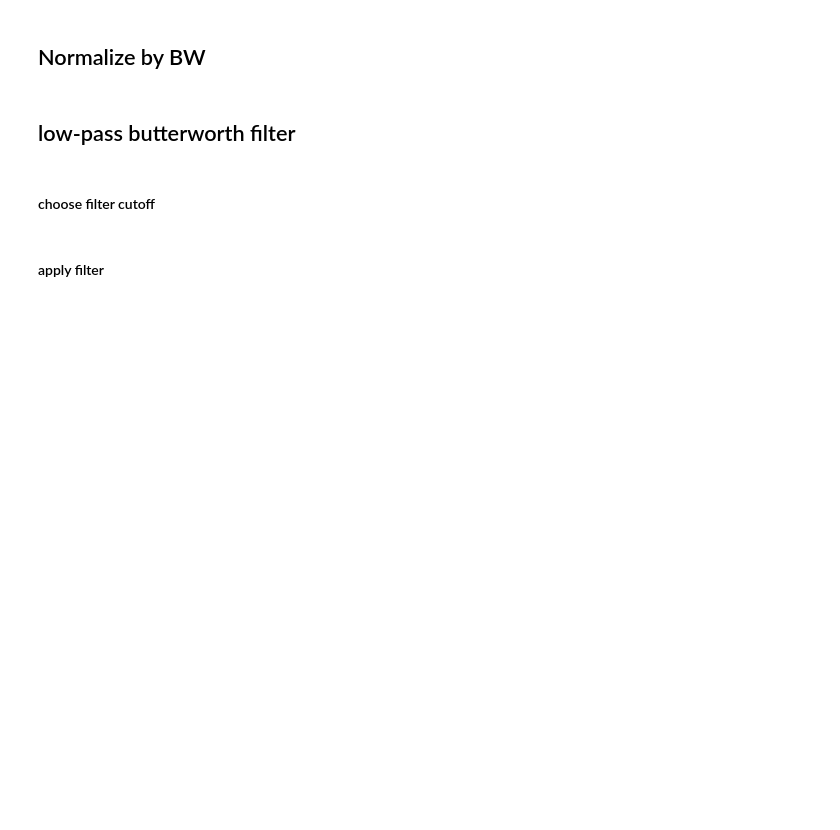
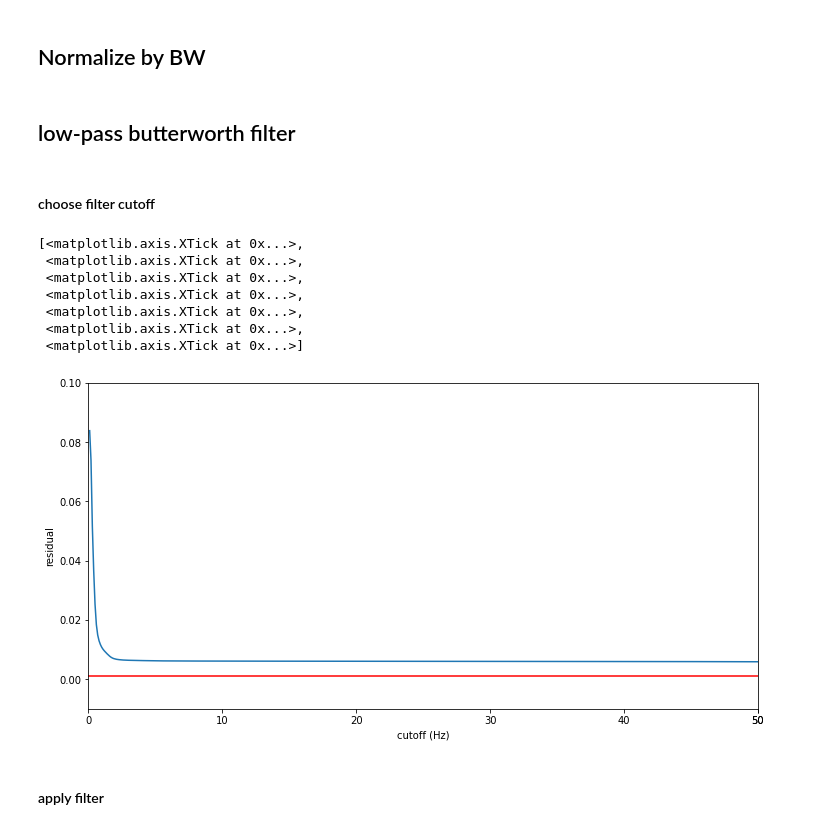
Before and after one commit to popscallion/possumpolish, a Jupyter notebook: externalMoments.ipynb, the cells around one changed output. Saved outputs shown, nothing was run; the diff lists cells and outputs as text; code cells hidden in the pictures; blank space fills up the shorter version.

```diff
--- a/externalMoments.ipynb
+++ b/externalMoments.ipynb
@@ -163,5 +163,54 @@ for trial in csv_dict.keys():
 ## low-pass butterworth filter
 # %% [markdown]
 #### choose filter cutoff
+# %%
+test_trial = '21_t2_fullstride_A'
+sampling_f = log.loc[test_trial,'ATI sampling (Hz)']
+test_range = np.arange(0.1, 50.1, 0.1)
+test_trial = norm_force_df.loc[test_trial,'FZ_sum']
+baseline = test_trial[0:1000]
+
+def find_noise(baseline):
+    rms = np.sqrt(np.mean(baseline**2))
+    return rms
+
+def make_butter(data, cutoff, sampling_f):
+    b, a = signal.butter(4, cutoff, btype='lowpass', fs=sampling_f)
+    y = signal.filtfilt(b, a, data)
+    return y
+
+def get_residual(data, cutoff, sampling_f):
+    ys = make_butter(data, cutoff, sampling_f)
+    residual = math.sqrt(np.mean((data-ys)**2))
+    return residual
+
+def find_nearest(array, value):
+    array = np.asarray(array)
+    idx = (np.abs(array - value)).argmin()
+    return array[idx], idx
+
+noise_floor = find_noise(baseline)
+residuals = [get_residual(test_trial, cutoff, sampling_f) for cutoff in test_range]
+critical_residual, cf_idx = find_nearest(residuals, noise_floor)
+# opt_cutoff = test_range[cf_idx]
+
+fig,ax = plt.subplots(figsize=(12,6))
+ax.plot(test_range, residuals)
+ax.hlines(noise_floor, 0, test_range.max(), colors='red')
+# ax.vlines(opt_cutoff, -0.01, noise_floor, colors='orange')
+ax.set_ylim([-0.01, 0.1])
+ax.set_xlim([0, test_range.max()])
+ax.set_ylabel('residual')
+ax.set_xlabel('cutoff (Hz)')
+ax.set_xticks([0,opt_cutoff,10,20,30,40,50])
+# %% [output]
+[<matplotlib.axis.XTick at 0x...>,
+ <matplotlib.axis.XTick at 0x...>,
+ <matplotlib.axis.XTick at 0x...>,
+ <matplotlib.axis.XTick at 0x...>,
+ <matplotlib.axis.XTick at 0x...>,
+ <matplotlib.axis.XTick at 0x...>,
+ <matplotlib.axis.XTick at 0x...>]
+[figure, added]
 # %% [markdown]
 #### apply filter
```
Also changed, not shown: parts of 5 cells of this notebook, 30 other files.
